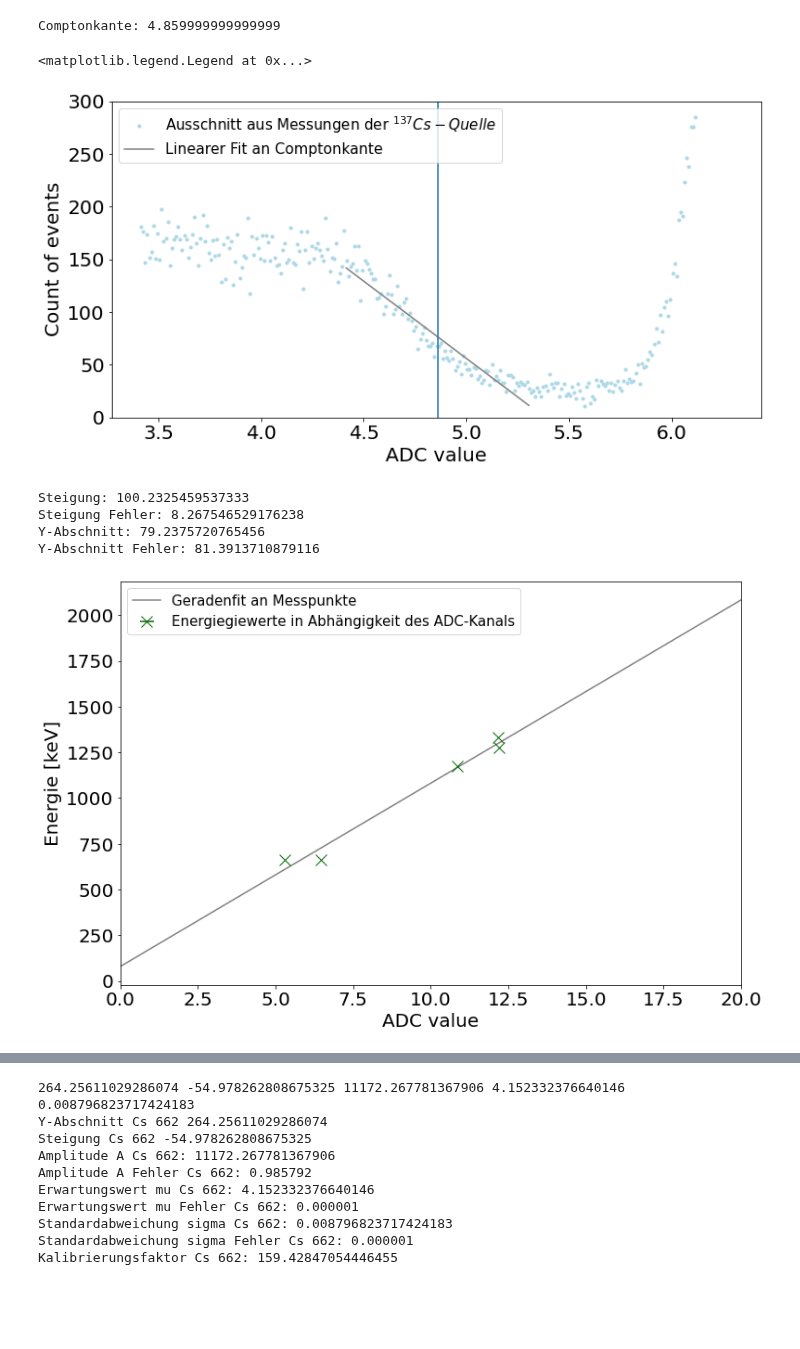
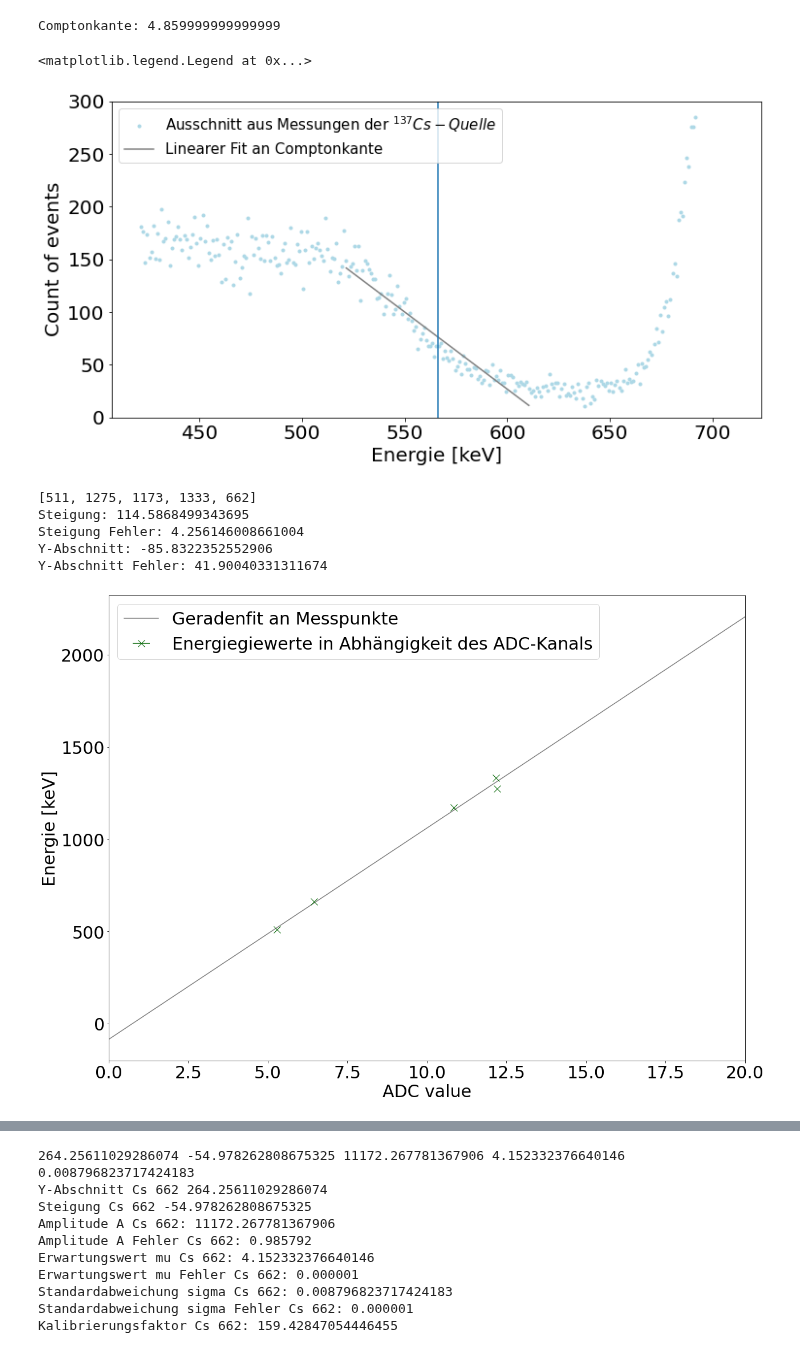
Before and after one commit to Skylake143/Fortgeschrittenenpraktikum, a Jupyter notebook: B18Gammaspektroskopie/A3Kalibrierungsmessungen.ipynb, the cells around one changed output, grey strips where cells are left out. Drawn from its saved outputs; the diff is of its cells as text; code cells hidden in the pictures; blank space fills up the shorter version.

```diff
--- a/B18Gammaspektroskopie/A3Kalibrierungsmessungen.ipynb
+++ b/B18Gammaspektroskopie/A3Kalibrierungsmessungen.ipynb
@@ -166,8 +166,8 @@ FWHM = round(2.35482 * sigma,4)
 #ax.vlines(gaussstart,0,5000)
 #ax.vlines(gaussstop,0,5000)
 
-ax.plot(adc[gaussstart:gaussstop], lin_gauss(adc[gaussstart:gaussstop], a, b,A,x0,sigma), color = "grey")
-photopeak = 662
+ax.plot(adc[gaussstart:gaussstop], lin_gauss(adc[gaussstart:gaussstop], a, b,A,x0,sigma), color = "green")
+photopeak = 511
 calibrationfactor = photopeak / x0
 calibrationfactorfehler = sigma/x0
 print("Amplitude A Na 511:",A/2)
@@ -201,7 +201,7 @@ a, b, A1, x01, sigma1,afehler, bfehler, Afehler1, x0fehler1, sigmafehler1= lin_g
 FWHM = round(2.35482 * sigma,4)
 #ax.vlines(gaussstart,0,5000)
 #ax.vlines(gaussstop,0,5000)
-ax.plot(adc[gaussstart2:gaussstop2], lin_gauss(adc[gaussstart2:gaussstop2], a, b,A1, x01, sigma1), color = "grey", label="Gaußfit an Peak")
+ax.plot(adc[gaussstart2:gaussstop2], lin_gauss(adc[gaussstart2:gaussstop2], a, b,A1, x01, sigma1), color = "green", label="Gaußfit an Peak")
 
 na_photopeak1 = 1275
 calibrationfactor1 = na_photopeak1 / x01
@@ -456,12 +456,12 @@ plt.rcParams.update(parameters)
 fig, ax = plt.subplots(figsize=(12,6))
 
 #Name for axis
-ax.set_xlabel('ADC value', fontsize=20)
+ax.set_xlabel('Energie [keV]', fontsize=20)
 ax.set_ylabel('Count of events', fontsize=20)
 
 
 #Plotten der unskalierten Kurven
-ax.plot(adc[comptonstart-100:comptonstop+100], count[comptonstart-100:comptonstop+100],'o',markersize=3, color = "lightblue",label = "Ausschnitt aus Messungen der $^{137}Cs-Quelle$")
+ax.plot(100*adc[comptonstart-100:comptonstop+100]+80, count[comptonstart-100:comptonstop+100],'o',markersize=3, color = "lightblue",label = "Ausschnitt aus Messungen der $^{137}Cs-Quelle$")
 plt.ylim(0,300)
 # ax.vlines(4.4,000,300)
 # ax.vlines(5.3,000,300)
@@ -471,9 +471,9 @@ plt.ylim(0,300)
 #Fit an Gerade
 startparameter = 5000, -200
 popt,pcov = lin_fit(adc[comptonstart:comptonstop+1],count[comptonstart:comptonstop+1],startparameter)
-ax.plot(adc[comptonstart:comptonstop+1], line(adc[comptonstart:comptonstop+1], popt[0],popt[1]), color = "grey", label="Linearer Fit an Comptonkante")
+ax.plot(80+100*adc[comptonstart:comptonstop+1], line(adc[comptonstart:comptonstop+1], popt[0],popt[1]), color = "grey", label="Linearer Fit an Comptonkante")
 comptonkante_adc= (adc[comptonstop]+adc[comptonstart])/2
-ax.vlines(comptonkante_adc,000,400)
+ax.vlines(80+100*comptonkante_adc,000,400)
 print("Comptonkante:", comptonkante_adc)
 #ax.vlines(comptonstart,0,5000)
 #ax.vlines(comptonstop,0,5000)
@@ -482,42 +482,44 @@ ax.legend(fontsize=15)
 # %% [output]
 Comptonkante: 4.859999999999999
 <matplotlib.legend.Legend at 0x...>
-[figure, old version]
+[figure, new version]
 # %%
 #Energiekalibration
-parameters = {'xtick.labelsize': 20, 'ytick.labelsize': 20}
+parameters = {'xtick.labelsize': 30, 'ytick.labelsize': 30}
 plt.rcParams.update(parameters)
 
 #Energyspectrum open LG
-fig, ax = plt.subplots(figsize=(12,8))
+fig, ax = plt.subplots(figsize=(20,15))
 ax.set_xlim(0, 20)
 
 #Name for axis
-ax.set_xlabel('ADC value', fontsize=20)
-ax.set_ylabel('Energie [keV]', fontsize=20)
+ax.set_xlabel('ADC value', fontsize=30)
+ax.set_ylabel('Energie [keV]', fontsize=30)
 
 #Plotten der unskalierten Kurven
 # linear_model=np.polyfit(energy_calibration_x,energy_calibration_y,1)
 # linear_model_fn=np.poly1d(linear_model)
 # x_s=np.arange(30,230)
 
+print(energy_calibration_x)
 params, cov = curve_fit(line,energy_calibration_y, energy_calibration_x)
 x_fit = np.linspace(0,20)
 ax.errorbar(energy_calibration_y, energy_calibration_x, xerr=energy_calibration_y_error,fmt='x',markersize=12, color = "darkgreen",label = "Energiegiewerte in Abhängigkeit des ADC-Kanals")
 ax.plot(x_fit, line(x_fit, params[0], params[1]), color = "grey", label="Geradenfit an Messpunkte")
 print("Steigung:",params[1])
 print("Steigung Fehler:", np.sqrt(cov[1,1]))
 print("Y-Abschnitt:", params[0])
 print("Y-Abschnitt Fehler:",np.sqrt(cov[0,0]))
 
-ax.legend(fontsize=15)
+ax.legend(fontsize=30)
 fig.savefig('Kalibrierungsmessung.png', dpi=200)
 # %% [output]
-Steigung: 100.2325459537333
-Steigung Fehler: 8.267546529176238
-Y-Abschnitt: 79.2375720765456
-Y-Abschnitt Fehler: 81.3913710879116
+[511, 1275, 1173, 1333, 662]
+Steigung: 114.5868499343695
+Steigung Fehler: 4.256146008661004
+Y-Abschnitt: -85.8322352552906
+Y-Abschnitt Fehler: 41.90040331311674
-[figure, old version]
+[figure, new version]
 # %%
 energy_calibration_y = []
 energy_calibration_y_error = []
```
Also changed, not shown: parts of 6 cells of this notebook, 6 other files.
